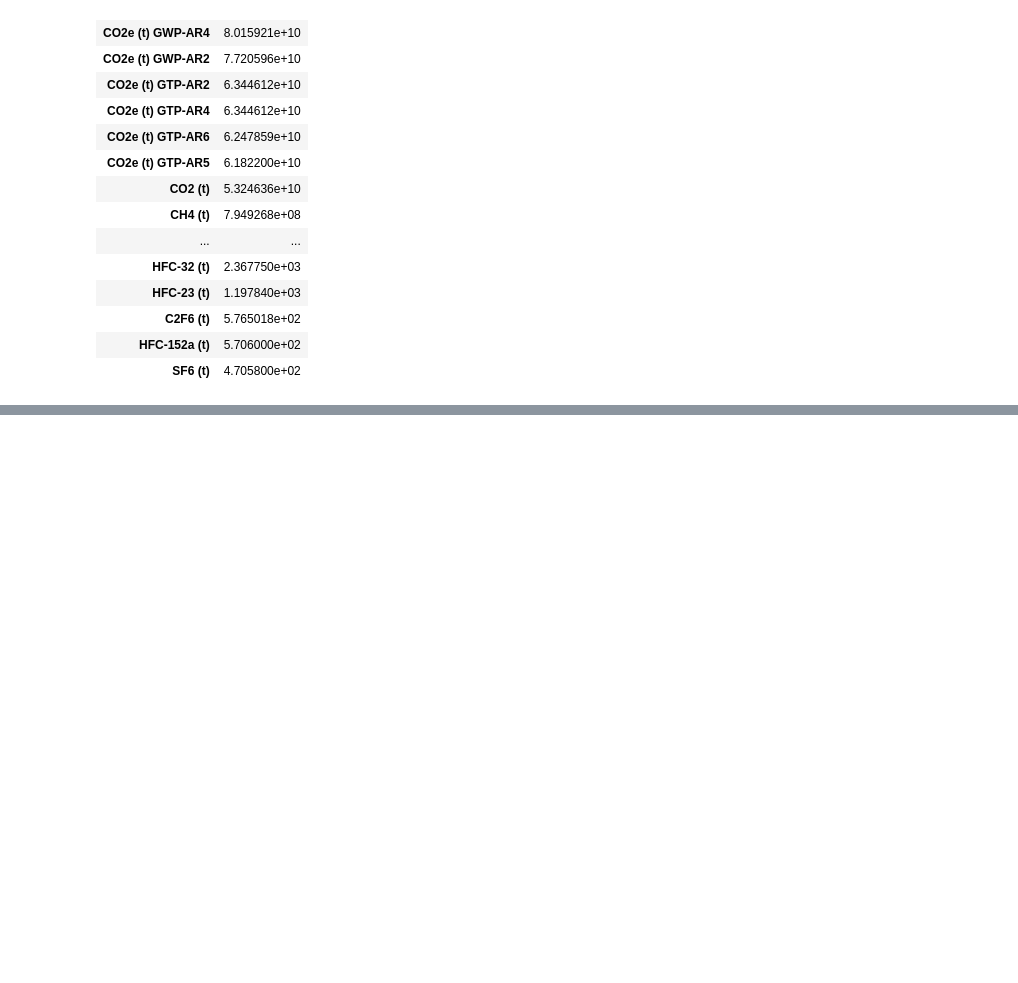
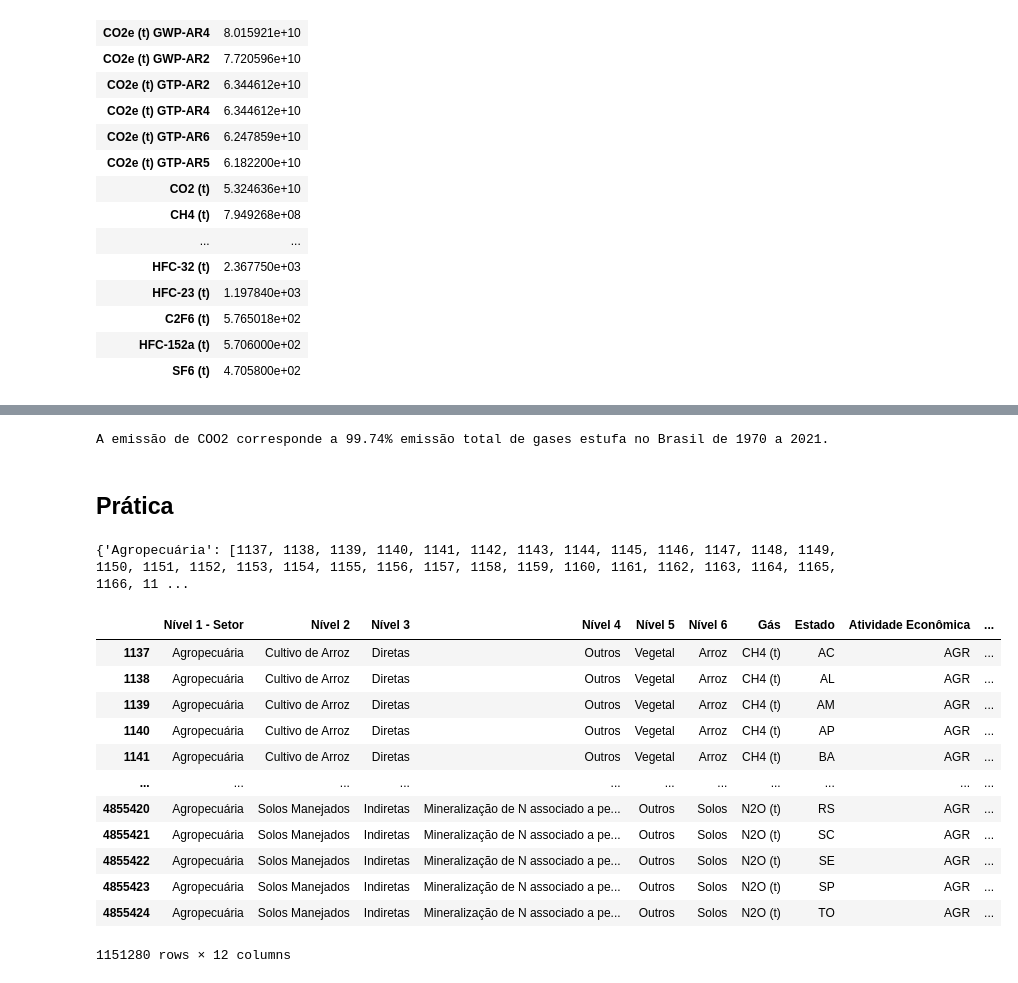
Before and after one commit to maarantesfazenda/python_datascience_alura, a Jupyter notebook: Pandas_Selecionando_e_Agrupando_Dados.ipynb, the cells around one changed output, grey strips where cells are left out. Saved outputs shown, nothing was run; the diff lists cells and outputs as text; code cells hidden in the pictures; blank space fills up the shorter version.

```diff
--- a/Pandas_Selecionando_e_Agrupando_Dados.ipynb
+++ b/Pandas_Selecionando_e_Agrupando_Dados.ipynb
@@ -353,0 +372,29 @@ emissao_por_gas
+# %%
+percent = (emissao_por_gas.iloc[0:9].sum()/emissao_por_gas.sum()).iloc[0]*100
+print(f'A emissão de CO2 corresponde a {percent:.2f}% emissão total de gases estufa no Brasil de 1970 a 2021.')
+# %% [output]
+A emissão de COO2 corresponde a 99.74% emissão total de gases estufa no Brasil de 1970 a 2021.
+# %% [markdown]
+## Prática
+# %%
+#Agrupa e mostra os índices de cada grupo
+emissoes_por_ano.groupby('Nível 1 - Setor').groups
+# %% [output]
+{'Agropecuária': [1137, 1138, 1139, 1140, 1141, 1142, 1143, 1144, 1145, 1146, 1147, 1148, 1149, 1150, 1151, 1152, 1153, 1154, 1155, 1156, 1157, 1158, 1159, 1160, 1161, 1162, 1163, 1164, 1165, 1166, 11 ...
+# %%
+#Agrupa e pega o grupo Agropecuária, mostrando todos os elementos
+emissoes_por_ano.groupby('Nível 1 - Setor').get_group('Agropecuária')
+# %% [output]
+|  | Nível 1 - Setor | Nível 2 | Nível 3 | Nível 4 | Nível 5 | Nível 6 | Gás | Estado | Atividade Econômica | ... |
+| 1137 | Agropecuária | Cultivo de Arroz | Diretas | Outros | Vegetal | Arroz | CH4 (t) | AC | AGR | ... |
+| 1138 | Agropecuária | Cultivo de Arroz | Diretas | Outros | Vegetal | Arroz | CH4 (t) | AL | AGR | ... |
+| 1139 | Agropecuária | Cultivo de Arroz | Diretas | Outros | Vegetal | Arroz | CH4 (t) | AM | AGR | ... |
+| 1140 | Agropecuária | Cultivo de Arroz | Diretas | Outros | Vegetal | Arroz | CH4 (t) | AP | AGR | ... |
+| 1141 | Agropecuária | Cultivo de Arroz | Diretas | Outros | Vegetal | Arroz | CH4 (t) | BA | AGR | ... |
+| ... | ... | ... | ... | ... | ... | ... | ... | ... | ... | ... |
+| 4855420 | Agropecuária | Solos Manejados | Indiretas | Mineralização de N associado a pe... | Outros | Solos | N2O (t) | RS | AGR | ... |
+| 4855421 | Agropecuária | Solos Manejados | Indiretas | Mineralização de N associado a pe... | Outros | Solos | N2O (t) | SC | AGR | ... |
+| 4855422 | Agropecuária | Solos Manejados | Indiretas | Mineralização de N associado a pe... | Outros | Solos | N2O (t) | SE | AGR | ... |
+| 4855423 | Agropecuária | Solos Manejados | Indiretas | Mineralização de N associado a pe... | Outros | Solos | N2O (t) | SP | AGR | ... |
+| 4855424 | Agropecuária | Solos Manejados | Indiretas | Mineralização de N associado a pe... | Outros | Solos | N2O (t) | TO | AGR | ... |
+1151280 rows × 12 columns
```
Also changed, not shown: parts of 21 cells of this notebook.
